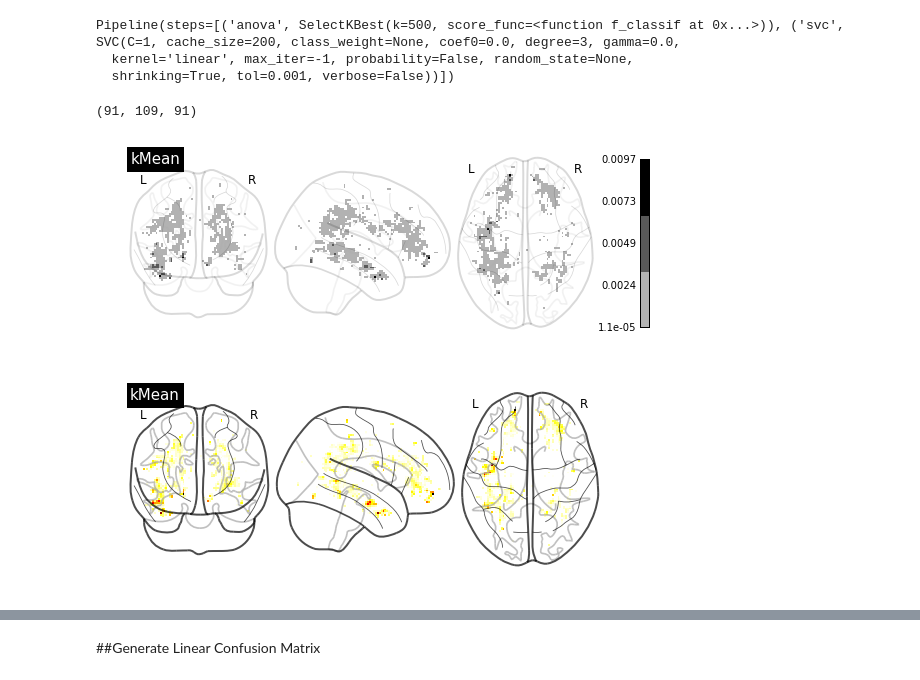
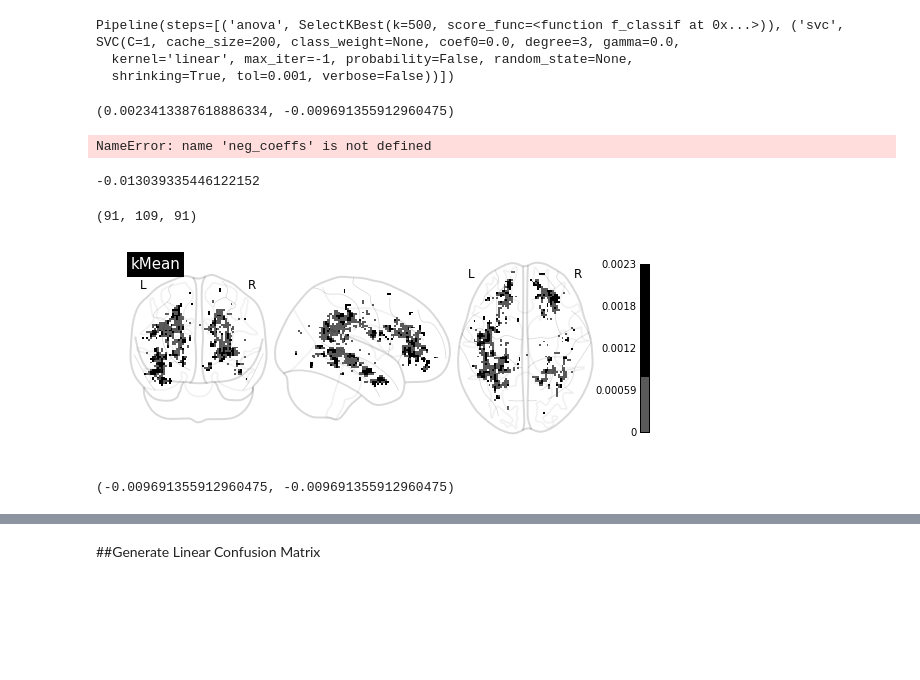
Before and after one commit to bonilhamusclab-projects/epi_prediction, a Jupyter notebook: demo_kmean.ipynb, the cells around one changed output, grey strips where cells are left out. Cells and saved outputs as stored; diff of their text form; code cells hidden in the pictures; blank space fills up the shorter version.

Commit message:
pretty images

```diff
--- a/demo_kmean.ipynb
+++ b/demo_kmean.ipynb
@@ -32,6 +32,8 @@ mat = white_matter.transform_many(mod_paths['pats'] + mod_paths['cons'], verbose
 # %% [output]
 --------------------------------------------------------------------
 ####################################################################
+# %%
+mat[mat < 0] = 0 #fix rounding errors
 # %% [markdown]
 ##Retrieve the Voxels
 # %% [markdown]
@@ -95,39 +97,61 @@ Pipeline(steps=[('anova', SelectKBest(k=500, score_func=<function f_classif at 0
 svc = anova_svc_lin.named_steps['svc']
 anova = anova_svc_lin.named_steps['anova']
 # %%
+reload(epi_prediction)
 def fit(train):
     anova_svc_lin.fit(mat[train], labels_arr[train])
 
-def coeffs_fn():
-    return np.abs(white_matter.inv_transform(anova.inverse_transform(svc.coef_)))
+def coeffs_fn(filter_fn):
+    def fn():
+        svc_coef = svc.coef_.copy()
+        svc_coef[filter_fn(svc.coef_) == 0] = 0
+        return white_matter.inv_transform(anova.inverse_transform(svc_coef))
+    return fn
 
-coeffs = epi_prediction.calc_coeffs(cv, fit, coeffs_fn)
+#neg_coeffs = epi_prediction.calc_coeffs(cv, fit, coeffs_fn(lambda c: c < 0))
+#pos_coeffs = epi_prediction.calc_coeffs(cv, fit, coeffs_fn(lambda c: c > 0))
+
+coeffs = epi_prediction.calc_coeffs(cv, fit, coeffs_fn(lambda c: c))
+# %%
+np.max(coeffs), np.min(coeffs)
+# %% [output]
+(0.0023413387618886334, -0.009691355912960475)
 # %%
-coeffs.shape
+neg_coeffs.shape
 # %% [output]
-(91, 109, 91)
+NameError: name 'neg_coeffs' is not defined
+# %%
+np.min(neg_coeffs)
+# %% [output]
+-0.013039335446122152
+# %%
+pos_coeffs.shape
+# %% [output]
+(91, 109, 91)
 # %%
-reload(epi_prediction)
-
 import IPython
 from IPython.html.widgets import interact, interactive
 from IPython.html.widgets.widget_float import FloatSlider
 
 title='kMean'
-def plot_bw(base_b):
+def plot_bw(base_b, coeffs):
     epi_prediction.plot_bw_coeffs(coeffs, white_matter._mask_image.get_affine(), title,
                                  base_brightness=base_b)
 
+def plot_bw_both(base_b):
+    plot_bw(base_b, neg_coeffs)
+    plot_bw(base_b, pos_coeffs)
+
 base_b_slider = FloatSlider(min=0, max=1, step=0.1, value=.7)
-w=interactive(plot_bw,base_b=base_b_slider)
+#w=interactive(plot_bw_both,base_b=base_b_slider)
+w = interactive(lambda base_b: plot_bw(base_b, coeffs), base_b=base_b_slider)
 IPython.display.display(w)
 # %% [output]
-[figure, old version]
+[figure, new version]
-# %%
-reload(epi_prediction)
-
-epi_prediction.plot_coeffs(coeffs, white_matter._mask_image.get_affine(), title)
-epi_prediction.plot_bw_coeffs(coeffs, white_matter._mask_image.get_affine(), title,
-                           output_file=title+'_bw', base_brightness=.7)
-# %% [output]
-[figure, removed]
+# %%
+import nibabel as nib
+img = nib.Nifti1Image(coeffs, white_matter._mask_image.get_affine())
+
+np.min(img.get_data()), np.min(coeffs)
+# %% [output]
+(-0.009691355912960475, -0.009691355912960475)
```
Also changed, not shown: parts of 2 cells of this notebook, 3 other files.
